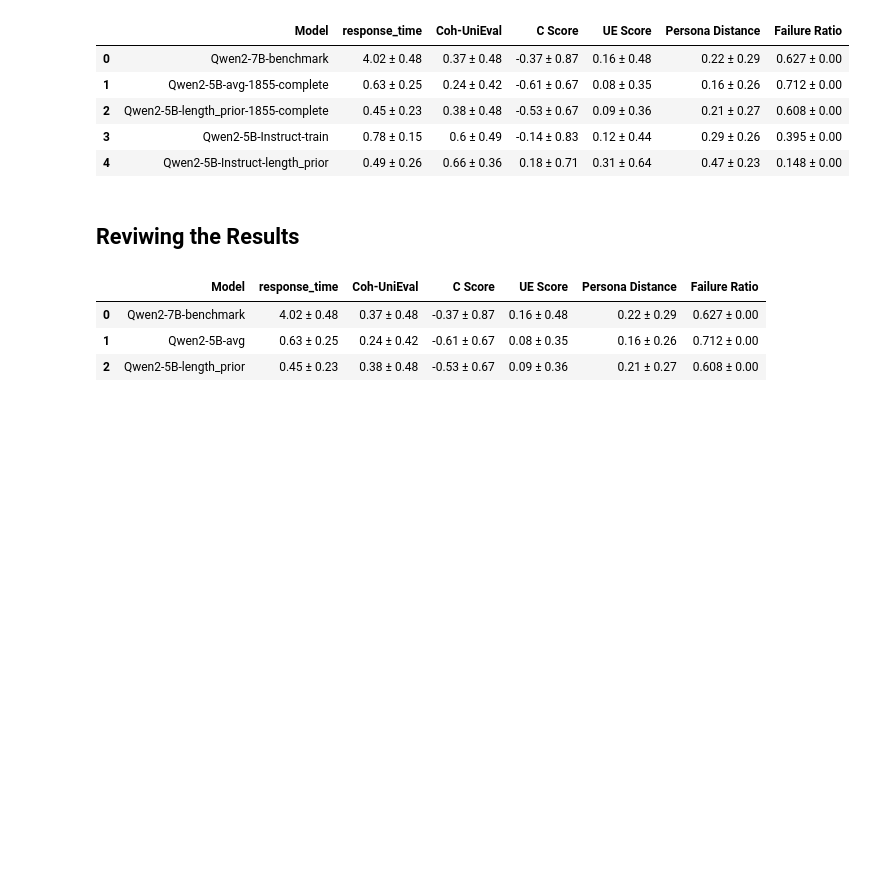
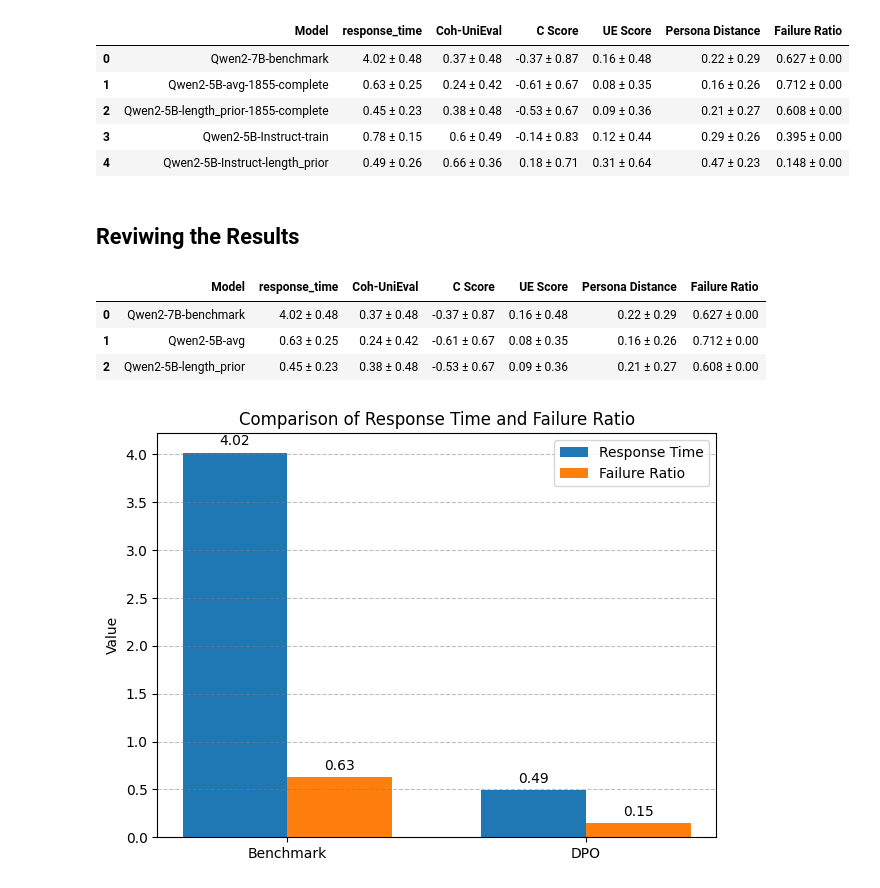
Before and after one commit to salehafzoon/PersoDPO, a Jupyter notebook: evaluation.ipynb, the cells around one changed output. Cells and saved outputs as stored; diff of their text form; code cells hidden in the pictures; blank space fills up the shorter version.

```diff
--- a/evaluation.ipynb
+++ b/evaluation.ipynb
@@ -522,3 +522,49 @@ response
 | 0 | Qwen2-7B-benchmark | 4.02 ± 0.48 | 0.37 ± 0.48 | -0.37 ± 0.87 | 0.16 ± 0.48 | 0.22 ± 0.29 | 0.627 ± 0.00 |
 | 1 | Qwen2-5B-avg | 0.63 ± 0.25 | 0.24 ± 0.42 | -0.61 ± 0.67 | 0.08 ± 0.35 | 0.16 ± 0.26 | 0.712 ± 0.00 |
 | 2 | Qwen2-5B-length_prior | 0.45 ± 0.23 | 0.38 ± 0.48 | -0.53 ± 0.67 | 0.09 ± 0.36 | 0.21 ± 0.27 | 0.608 ± 0.00 |
+# %%
+import matplotlib.pyplot as plt
+import numpy as np
+
+# Data
+models = ['Benchmark', 'DPO']
+response_time = [4.02, 0.49]
+failure_ratio = [0.63, 0.15]
+
+# Bar positions
+x = np.arange(len(models))
+width = 0.35  # Width of each bar
+
+# Create the plot
+fig, ax = plt.subplots()
+bars1 = ax.bar(x - width/2, response_time, width, label='Response Time')
+bars2 = ax.bar(x + width/2, failure_ratio, width, label='Failure Ratio')
+
+# Add labels, title, ticks
+ax.set_ylabel('Value')
+ax.set_title('Comparison of Response Time and Failure Ratio')
+ax.set_xticks(x)
+ax.set_xticklabels(models)
+ax.legend()
+
+# Add grid
+ax.yaxis.grid(True, linestyle='--', which='major', color='grey', alpha=0.5)
+
+# Add bar value labels
+def add_labels(bars):
+    for bar in bars:
+        height = bar.get_height()
+        ax.annotate(f'{height:.2f}',
+                    xy=(bar.get_x() + bar.get_width() / 2, height),
+                    xytext=(0, 3),
+                    textcoords="offset points",
+                    ha='center', va='bottom')
+
+add_labels(bars1)
+add_labels(bars2)
+
+# Layout adjustment
+plt.tight_layout()
+plt.show()
+# %% [output]
+[figure, added]
```
Also changed, not shown: 2 other files.
